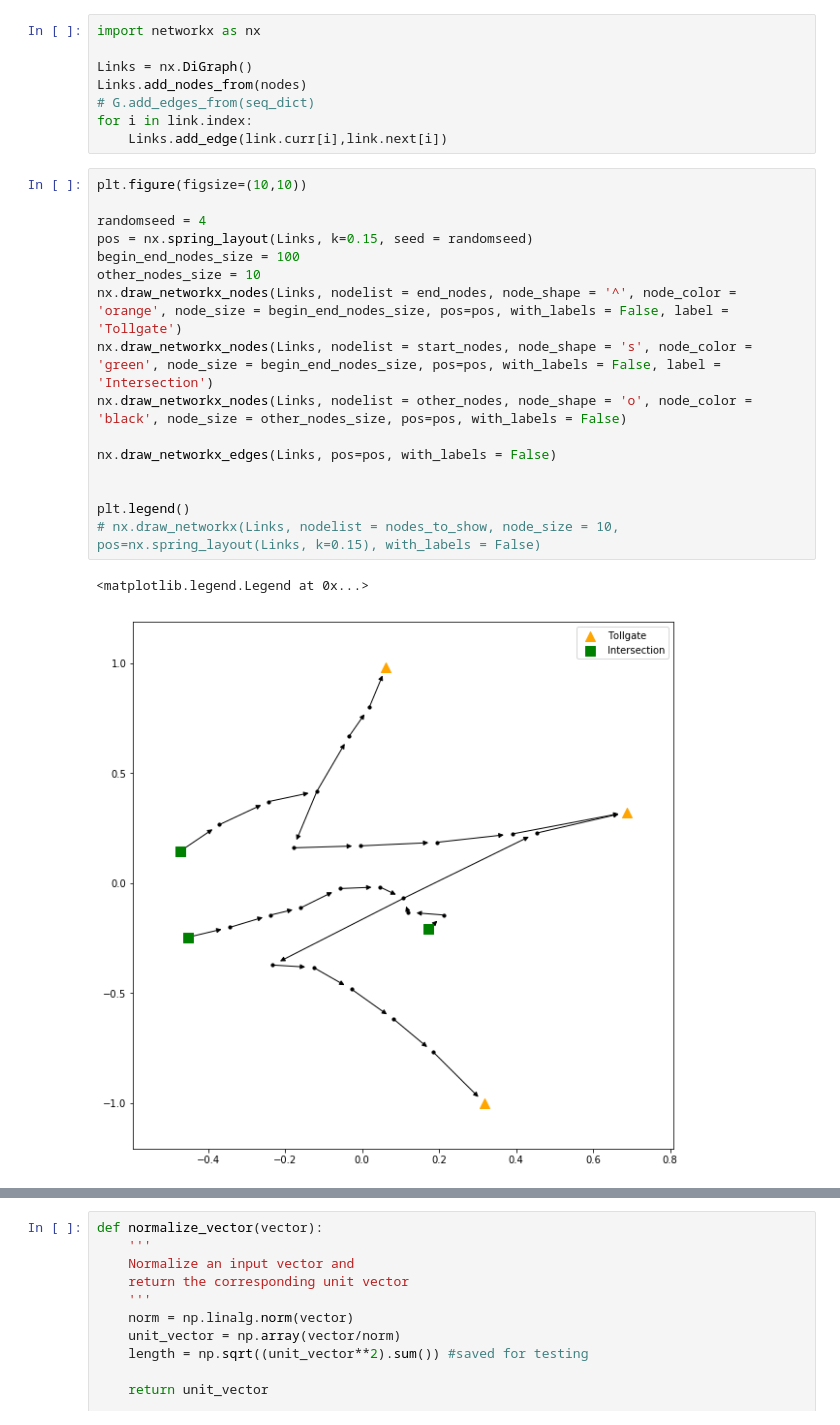
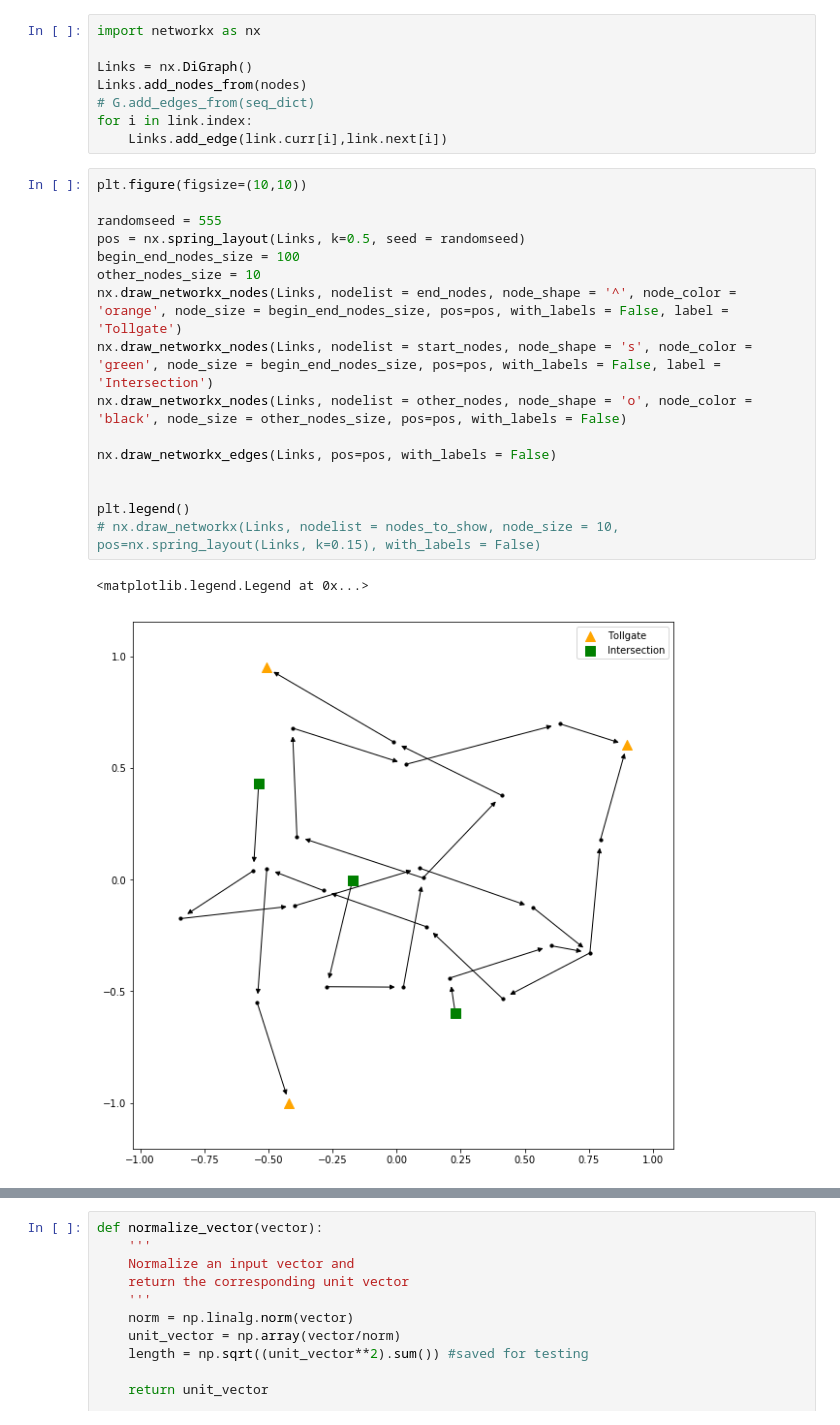
Before and after one commit to muciyuallen/TrafficFlowOptimization, a Jupyter notebook: NetWork Visualization.ipynb, the cells around one changed output, grey strips where cells are left out. Saved outputs shown, nothing was run; the diff lists cells and outputs as text.

Commit message:
imporved visual

```diff
--- a/NetWork Visualization.ipynb
+++ b/NetWork Visualization.ipynb
@@ -193,19 +193,19 @@ for i in link.index:
 # %%
 plt.figure(figsize=(10,10))
 
-randomseed = 4
-pos = nx.spring_layout(Links, k=0.15, seed = randomseed)
+randomseed = 555
+pos = nx.spring_layout(Links, k=0.5, seed = randomseed)
 begin_end_nodes_size = 100
 other_nodes_size = 10
 nx.draw_networkx_nodes(Links, nodelist = end_nodes, node_shape = '^', node_color = 'orange', node_size = begin_end_nodes_size, pos=pos, with_labels = False, label = 'Tollgate')
 nx.draw_networkx_nodes(Links, nodelist = start_nodes, node_shape = 's', node_color = 'green', node_size = begin_end_nodes_size, pos=pos, with_labels = False, label = 'Intersection')
 nx.draw_networkx_nodes(Links, nodelist = other_nodes, node_shape = 'o', node_color = 'black', node_size = other_nodes_size, pos=pos, with_labels = False)
 
 nx.draw_networkx_edges(Links, pos=pos, with_labels = False)
 
 
 plt.legend()
 # nx.draw_networkx(Links, nodelist = nodes_to_show, node_size = 10, pos=nx.spring_layout(Links, k=0.15), with_labels = False)
 # %% [output]
 <matplotlib.legend.Legend at 0x...>
-[figure, old version]
+[figure, new version]
```
Also changed, not shown: parts of 16 cells of this notebook.
